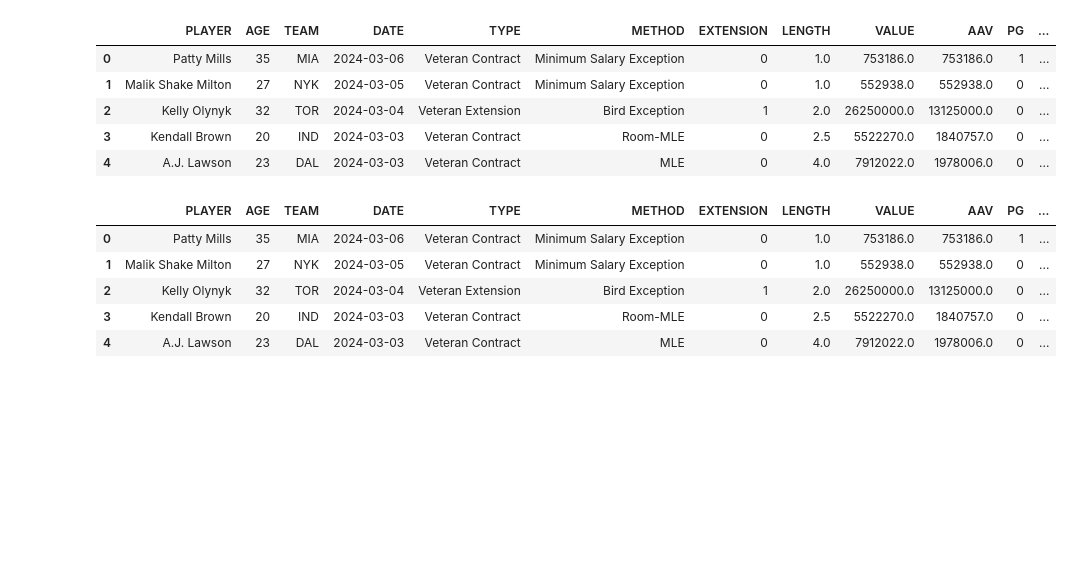
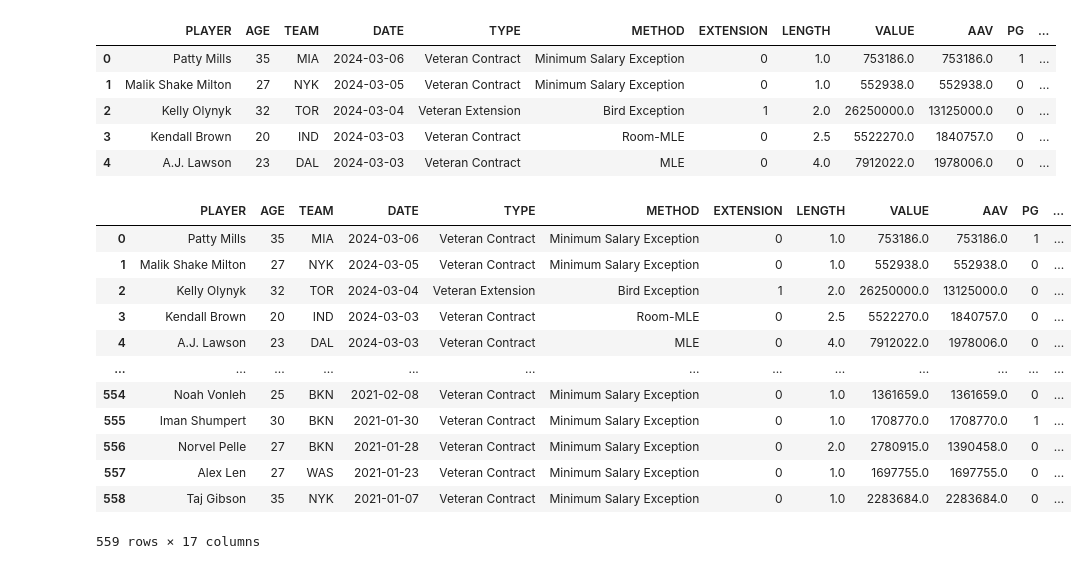
Before and after one commit to andreeacobzaru/QDAA-Project, a Jupyter notebook: getcontracts.ipynb, the cells around one changed output. Drawn from its saved outputs; the diff is of its cells as text; code cells hidden in the pictures; blank space fills up the shorter version.

```diff
--- a/getcontracts.ipynb
+++ b/getcontracts.ipynb
@@ -120,16 +120,23 @@ def get_season(the_date):
     season = None
     date = datetime.datetime.strptime(the_date, '%Y-%m-%d')
     for season_dates in cutoffs :
-        if season_dates[0] <= date <= season_dates[1]:
+        if (season_dates[0] <= date <= season_dates[1]) or (date >= season_dates[1]):
             return str(season_dates[0].year) + '-' + str(season_dates[1].year)
-    return "N/A"
+    return "2020-2021"
 # %%
 dfCopy['SEASON'] = df['DATE'].apply(get_season)
-dfCopy.head()
+dfCopy.head(600)
 # %% [output]
 |  | PLAYER | AGE | TEAM | DATE | TYPE | METHOD | EXTENSION | LENGTH | VALUE | AAV | PG | ... |
 | 0 | Patty Mills | 35 | MIA | 2024-03-06 | Veteran Contract | Minimum Salary Exception | 0 | 1.0 | 753186.0 | 753186.0 | 1 | ... |
 | 1 | Malik Shake Milton | 27 | NYK | 2024-03-05 | Veteran Contract | Minimum Salary Exception | 0 | 1.0 | 552938.0 | 552938.0 | 0 | ... |
 | 2 | Kelly Olynyk | 32 | TOR | 2024-03-04 | Veteran Extension | Bird Exception | 1 | 2.0 | 26250000.0 | 13125000.0 | 0 | ... |
 | 3 | Kendall Brown | 20 | IND | 2024-03-03 | Veteran Contract | Room-MLE | 0 | 2.5 | 5522270.0 | 1840757.0 | 0 | ... |
 | 4 | A.J. Lawson | 23 | DAL | 2024-03-03 | Veteran Contract | MLE | 0 | 4.0 | 7912022.0 | 1978006.0 | 0 | ... |
+| ... | ... | ... | ... | ... | ... | ... | ... | ... | ... | ... | ... | ... |
+| 554 | Noah Vonleh | 25 | BKN | 2021-02-08 | Veteran Contract | Minimum Salary Exception | 0 | 1.0 | 1361659.0 | 1361659.0 | 0 | ... |
+| 555 | Iman Shumpert | 30 | BKN | 2021-01-30 | Veteran Contract | Minimum Salary Exception | 0 | 1.0 | 1708770.0 | 1708770.0 | 1 | ... |
+| 556 | Norvel Pelle | 27 | BKN | 2021-01-28 | Veteran Contract | Minimum Salary Exception | 0 | 2.0 | 2780915.0 | 1390458.0 | 0 | ... |
+| 557 | Alex Len | 27 | WAS | 2021-01-23 | Veteran Contract | Minimum Salary Exception | 0 | 1.0 | 1697755.0 | 1697755.0 | 0 | ... |
+| 558 | Taj Gibson | 35 | NYK | 2021-01-07 | Veteran Contract | Minimum Salary Exception | 0 | 1.0 | 2283684.0 | 2283684.0 | 0 | ... |
+559 rows × 17 columns
```
